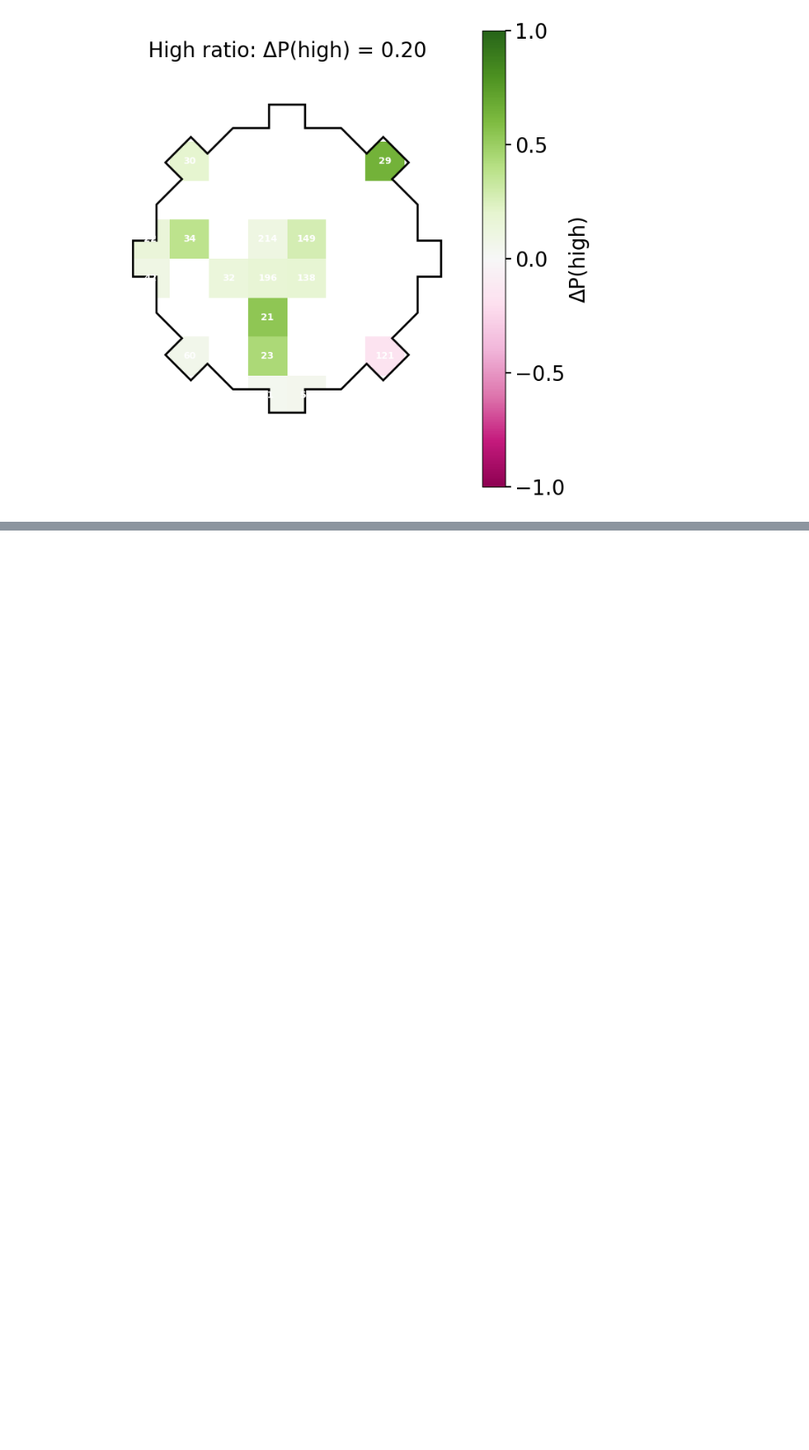
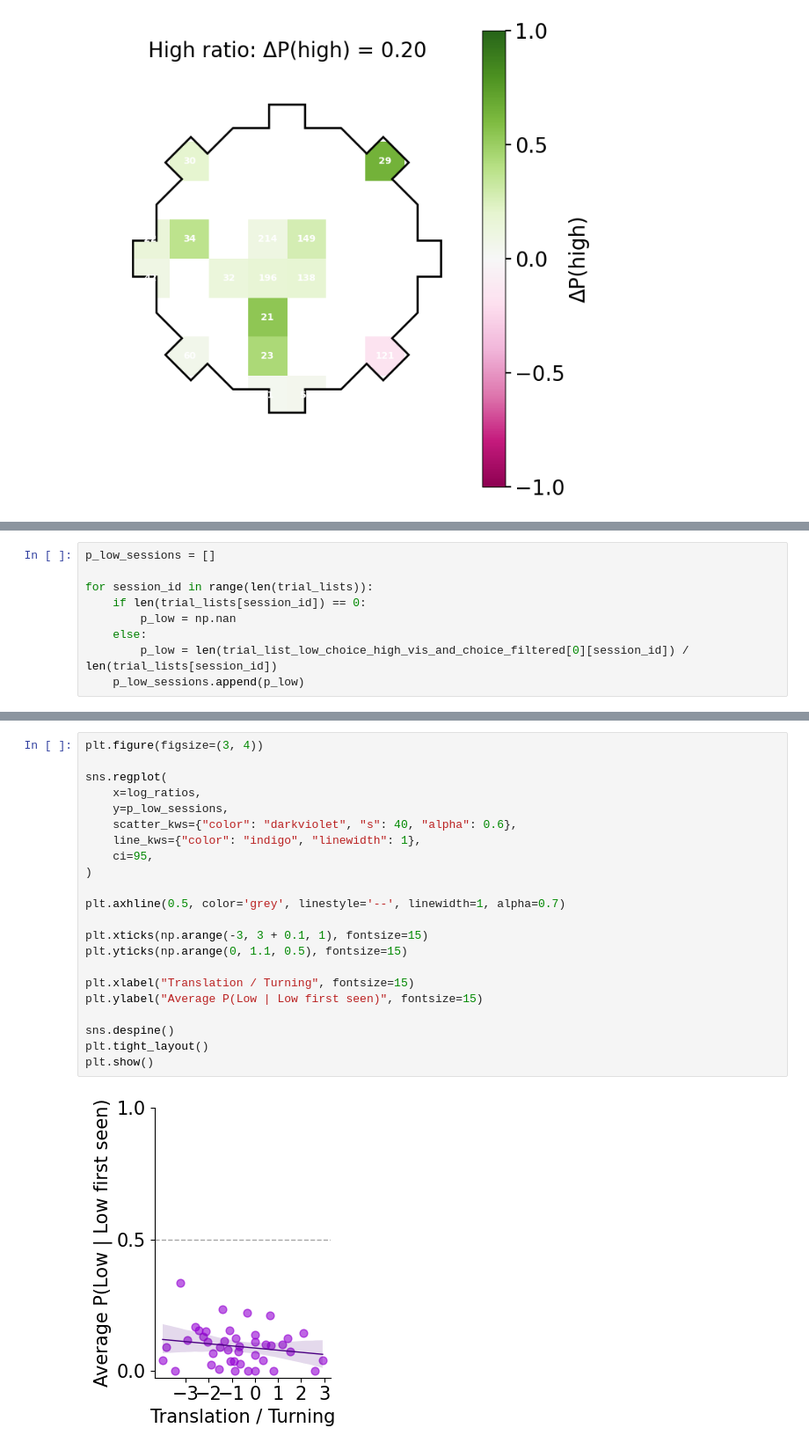
Before and after one commit to tomhagley6/octagon_analysis, a Jupyter notebook: agent_analysis/notebooks/split_cost_agents_p_high_analysis.ipynb, the cells around one changed output, grey strips where cells are left out. Shown at 88% size. Cells and saved outputs as stored; diff of their text form; blank space fills up the shorter version.

```diff
--- a/agent_analysis/notebooks/split_cost_agents_p_high_analysis.ipynb
+++ b/agent_analysis/notebooks/split_cost_agents_p_high_analysis.ipynb
@@ -1037,0 +1169,9 @@ for i in range(len(p_high_square_grids_high)):
+# %%
+p_low_sessions = []
+
+for session_id in range(len(trial_lists)):
+    if len(trial_lists[session_id]) == 0:
+        p_low = np.nan
+    else:
+        p_low = len(trial_list_low_choice_high_vis_and_choice_filtered[0][session_id]) / len(trial_lists[session_id])
+    p_low_sessions.append(p_low)
@@ -1037,0 +1214,24 @@ for i in range(len(p_high_square_grids_high)):
+# %%
+plt.figure(figsize=(3, 4))
+
+sns.regplot(
+    x=log_ratios,
+    y=p_low_sessions,
+    scatter_kws={"color": "darkviolet", "s": 40, "alpha": 0.6},
+    line_kws={"color": "indigo", "linewidth": 1},
+    ci=95,
+)
+
+plt.axhline(0.5, color='grey', linestyle='--', linewidth=1, alpha=0.7)
+
+plt.xticks(np.arange(-3, 3 + 0.1, 1), fontsize=15)
+plt.yticks(np.arange(0, 1.1, 0.5), fontsize=15)
+
+plt.xlabel("Translation / Turning", fontsize=15)
+plt.ylabel("Average P(Low | Low first seen)", fontsize=15)
+
+sns.despine()
+plt.tight_layout()
+plt.show()
+# %% [output]
+[figure, added]
```
Also changed, not shown: parts of 9 cells of this notebook, 2 other files.
